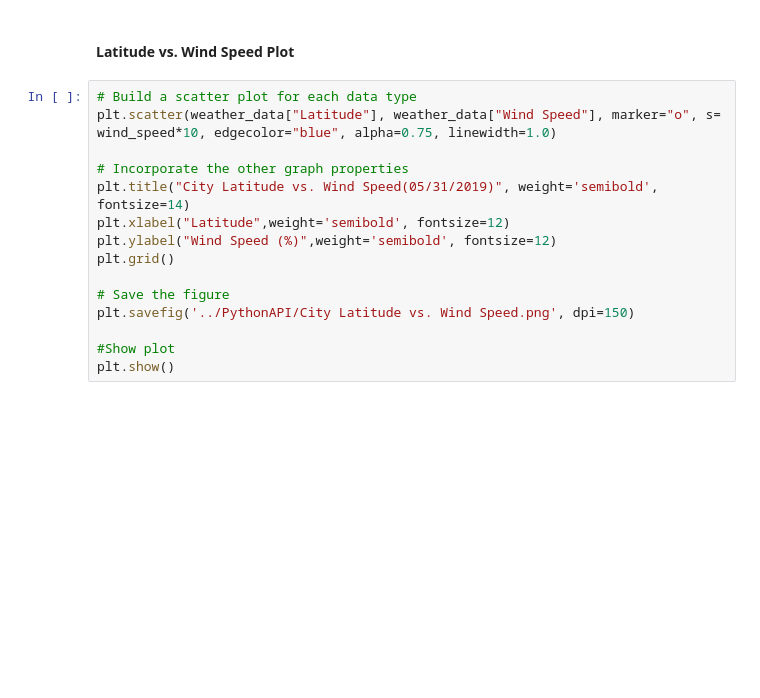
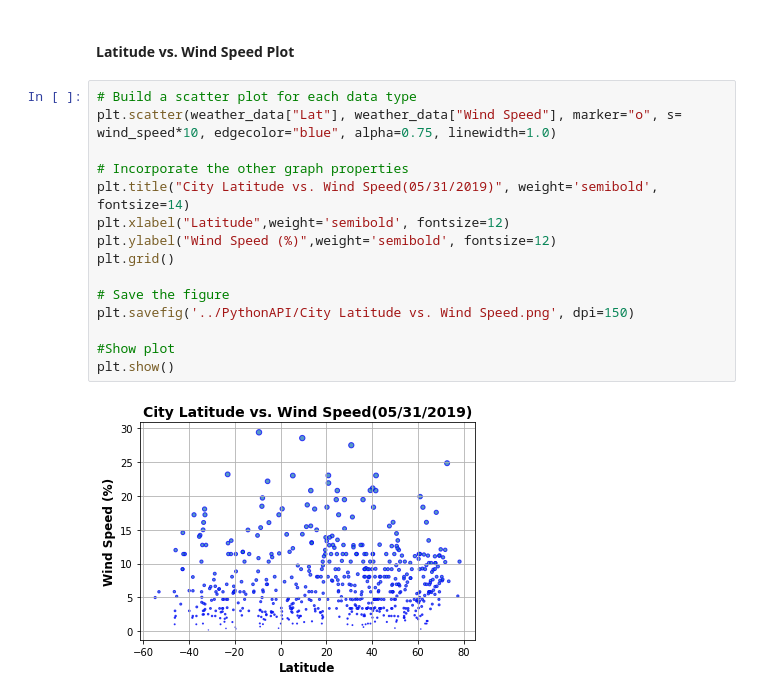
Before and after one commit to nusharama/Homework, a Jupyter notebook: PythonAPI/WeatherPy.ipynb, the cells around one changed output. Saved outputs shown, nothing was run; the diff lists cells and outputs as text; blank space fills up the shorter version.

```diff
--- a/PythonAPI/WeatherPy.ipynb
+++ b/PythonAPI/WeatherPy.ipynb
@@ -201,16 +257,18 @@ plt.show()
 #### Latitude vs. Wind Speed Plot
 # %%
 # Build a scatter plot for each data type
-plt.scatter(weather_data["Latitude"], weather_data["Wind Speed"], marker="o", s= wind_speed*10, edgecolor="blue", alpha=0.75, linewidth=1.0)
+plt.scatter(weather_data["Lat"], weather_data["Wind Speed"], marker="o", s= wind_speed*10, edgecolor="blue", alpha=0.75, linewidth=1.0)
 
 # Incorporate the other graph properties
 plt.title("City Latitude vs. Wind Speed(05/31/2019)", weight='semibold', fontsize=14)
 plt.xlabel("Latitude",weight='semibold', fontsize=12)
 plt.ylabel("Wind Speed (%)",weight='semibold', fontsize=12)
 plt.grid()
 
 # Save the figure
 plt.savefig('../PythonAPI/City Latitude vs. Wind Speed.png', dpi=150)
 
 #Show plot
 plt.show()
+# %% [output]
+[figure, added]
```
Also changed, not shown: parts of 8 cells of this notebook, 22 other files.
